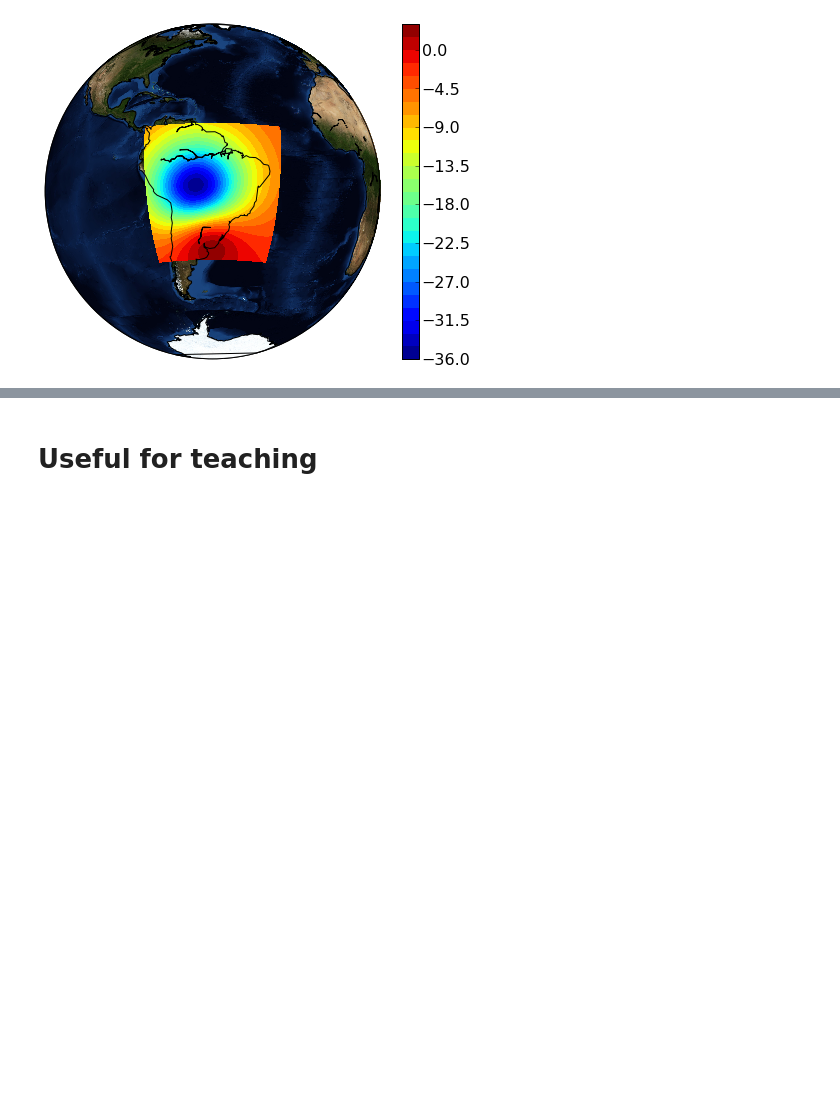
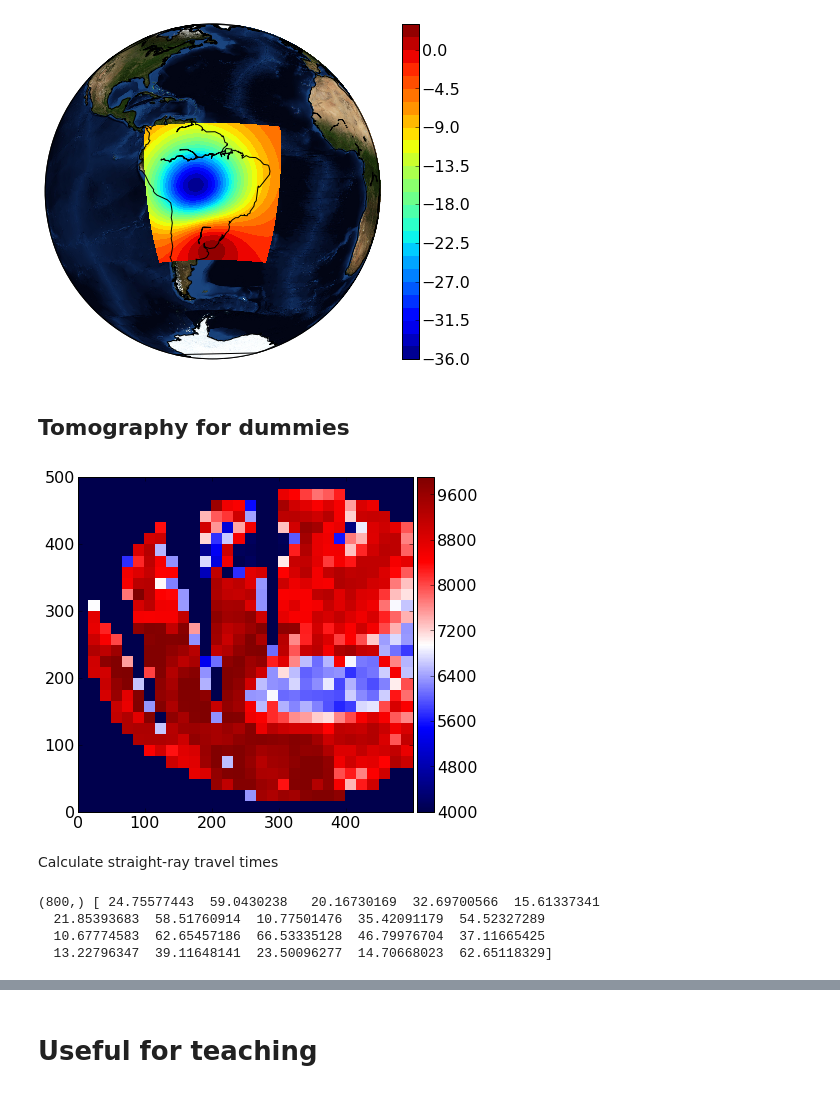
Before and after one commit to leouieda/scipy2013, a Jupyter notebook: presentation/modeling_the_earth_with_fatiando_a_terra.ipynb, the cells around one changed output, grey strips where cells are left out. Drawn from its saved outputs; the diff is of its cells as text; code cells hidden in the pictures; blank space fills up the shorter version.

Commit message:
Added tomography example

```diff
--- a/presentation/modeling_the_earth_with_fatiando_a_terra.ipynb
+++ b/presentation/modeling_the_earth_with_fatiando_a_terra.ipynb
@@ -304,3 +306,34 @@ mpl.colorbar()
 # %% [output]
 <matplotlib.colorbar.Colorbar instance at 0x...>
 [figure]
+# %% [markdown]
+## Tomography for dummies
+# %%
+from fatiando.mesher import SquareMesh
+area = (0, 500000, 0, 500000); shape = (30, 30)
+model = SquareMesh(area, shape)
+model.img2prop('figures/fatiando-logo.png', 4000, 10000, 'vp')
+mpl.figure(figsize=(8, 6)); mpl.axis('scaled')
+mpl.squaremesh(model, 'vp', cmap=mpl.cm.seismic)
+mpl.colorbar(pad=0.01)
+mpl.m2km()
+# %% [output]
+[figure, added]
+# %% [markdown]
+Calculate straight-ray travel times
+# %%
+from fatiando import seismic
+quake_locations = utils.random_points(area, 40)
+receiver_locations = utils.circular_points(area,
+    20, random=True)
+quakes, receivers = utils.connect_points(
+    quake_locations, receiver_locations)
+traveltimes = seismic.ttime2d.straight(model, 'vp',
+    quakes, receivers)
+noisy = utils.contaminate(traveltimes, 0.1)
+print noisy.shape, noisy[:20]
+# %% [output]
+(800,) [ 24.75577443  59.0430238   20.16730169  32.69700566  15.61337341
+  21.85393683  58.51760914  10.77501476  35.42091179  54.52327289
+  10.67774583  62.65457186  66.53335128  46.79976704  37.11665425
+  13.22796347  39.11648141  23.50096277  14.70668023  62.65118329]
```
Also changed, not shown: parts of 5 cells of this notebook.
